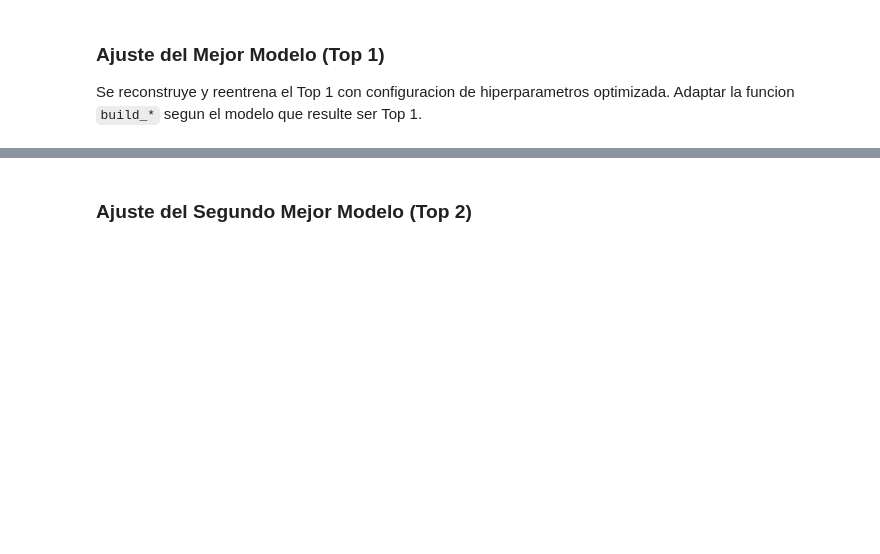
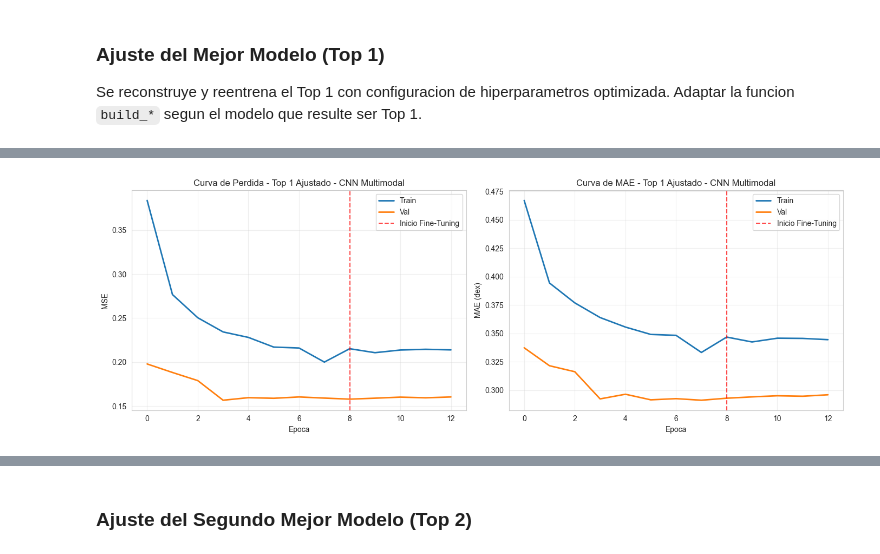
Before and after one commit to GusMorales14/Avance4.-61, a Jupyter notebook: Avance4.61.ipynb, the cells around one changed output, grey strips where cells are left out. Cells and saved outputs as stored; diff of their text form; code cells hidden in the pictures; blank space fills up the shorter version.

```diff
--- a/Avance4.61.ipynb
+++ b/Avance4.61.ipynb
@@ -2038,38 +2038,73 @@ Los dos mejores modelos seleccionados para ajuste:
 Se reconstruye y reentrena el Top 1 con configuracion de hiperparametros
 optimizada. Adaptar la funcion `build_*` segun el modelo que resulte ser Top 1.
 # %%
-# AJUSTE DEL MEJOR MODELO (TOP 1)
-# Adaptar segun el modelo que sea Top 1 en la tabla comparativa
+# AJUSTE DEL MEJOR MODELO: M7 CNN Multimodal
+# Reentrenamiento adicional con menor learning rate
 
-print(f"Ajustando: {top2.iloc[0]['Modelo_clean']}")
+print("Ajustando: M7_CNN_Multimodal")
 print()
 
-# Ejemplo de ajuste para EfficientNetB0 como Top 1:
-# Cambios: LR inicial 5e-4, fine-tuning de 50 capas, cabeza mas profunda
-model_top1, base_top1 = build_efficientnet_b0(
-    dense_units=512, dropout_rate=0.5, freeze_layers=50
+# Reconstruir el modelo multimodal con la configuracion limpia
+model_top1 = build_multimodal_cnn(
+    img_dense=128,
+    tab_dense=64,
+    fusion_dense=128,
+    dropout_rate=0.4,
+    learning_rate=1e-3
 )
-model_top1.compile(optimizer=Adam(5e-4), loss='mse', metrics=['mae'])
+
 print(f"Parametros totales: {model_top1.count_params():,}")
 
-print("\n-- Fase 1: Feature Extraction --")
-h_top1_p1, t_top1_p1 = train_model(model_top1, train_ds, val_ds, epochs=20, patience=6)
+print("\n-- Fase 1: Entrenamiento base --")
+h_top1_p1, t_top1_p1 = train_model(
+    model_top1,
+    train_ds_mm,
+    val_ds_mm,
+    epochs=12,
+    patience=4
+)
 
-print("\n-- Fase 2: Fine-Tuning (50 capas) --")
-base_top1.trainable = True
-for layer in base_top1.layers[:-50]:
-    layer.trainable = False
-model_top1.compile(optimizer=Adam(5e-6), loss='mse', metrics=['mae'])
-h_top1_p2, t_top1_p2 = train_model(model_top1, train_ds, val_ds, epochs=25, patience=8)
+print("\n-- Fase 2: Ajuste fino con menor learning rate --")
+model_top1.compile(
+    optimizer=Adam(1e-5),
+    loss='mse',
+    metrics=['mae']
+)
 
-epochs_top1 = plot_combined_history(h_top1_p1, h_top1_p2, "Top 1 Ajustado")
+h_top1_p2, t_top1_p2 = train_model(
+    model_top1,
+    train_ds_mm,
+    val_ds_mm,
+    epochs=8,
+    patience=4
+)
+
+epochs_top1 = plot_combined_history(
+    h_top1_p1,
+    h_top1_p2,
+    "Top 1 Ajustado - CNN Multimodal"
+)
 
 print("\nEVALUACION EN TEST SET - Top 1 Ajustado\n")
-y_t1, y_p1 = get_predictions(model_top1, test_ds)
-m_top1 = evaluate_regression_complete(y_t1, y_p1, "LogMass")
-m_top1.update({'Params': model_top1.count_params(),
-               'Train_Time_s': t_top1_p1 + t_top1_p2,
-               'Epochs_Run': epochs_top1})
-results_registry["M_Top1_Ajustado"] = m_top1
+
+y_true_top1, y_pred_top1 = [], []
+
+for (images, tabular), labels in test_ds_mm:
+    preds = model_top1.predict([images, tabular], verbose=0)
+    y_true_top1.extend(labels.numpy())
+    y_pred_top1.extend(preds.flatten())
+
+y_true_top1 = np.array(y_true_top1)
+y_pred_top1 = np.array(y_pred_top1)
+
+m_top1 = evaluate_regression_complete(y_true_top1, y_pred_top1, "LogMass")
+
+m_top1.update({
+    'Params': model_top1.count_params(),
+    'Train_Time_s': t_top1_p1 + t_top1_p2,
+    'Epochs_Run': epochs_top1
+})
+
+results_registry["M_Top1_Ajustado_Multimodal"] = m_top1
 # %% [output]
 Ajustando: M7_CNN_Multimodal
@@ -2075,0 +2127 @@ Ajustando: M7_CNN_Multimodal
+[figure, added]
```
Also changed, not shown: parts of 4 cells of this notebook.
